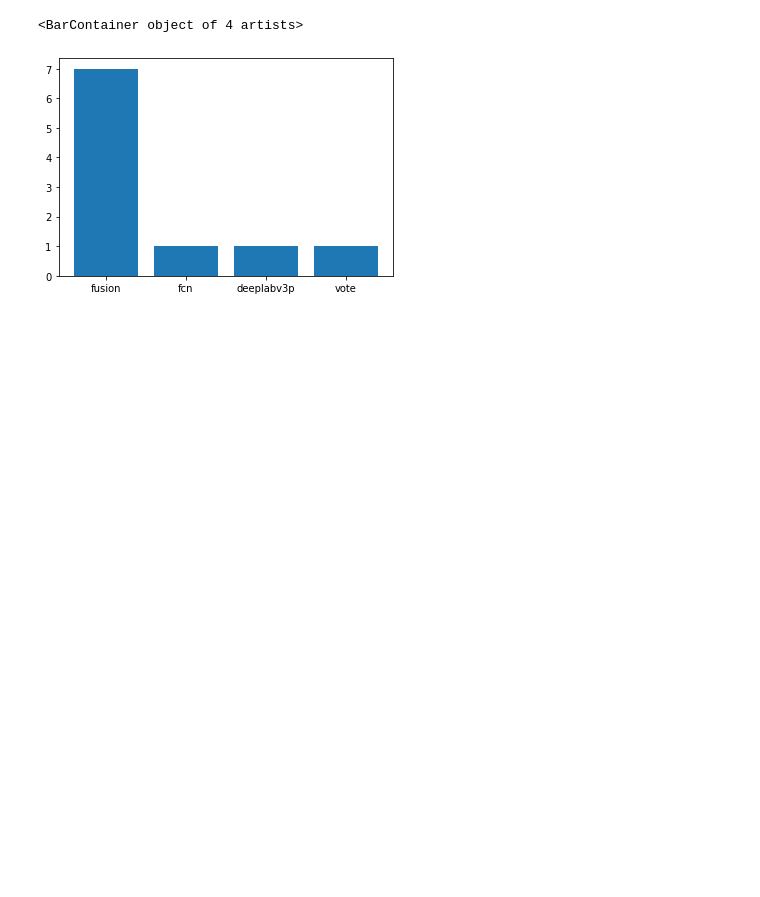
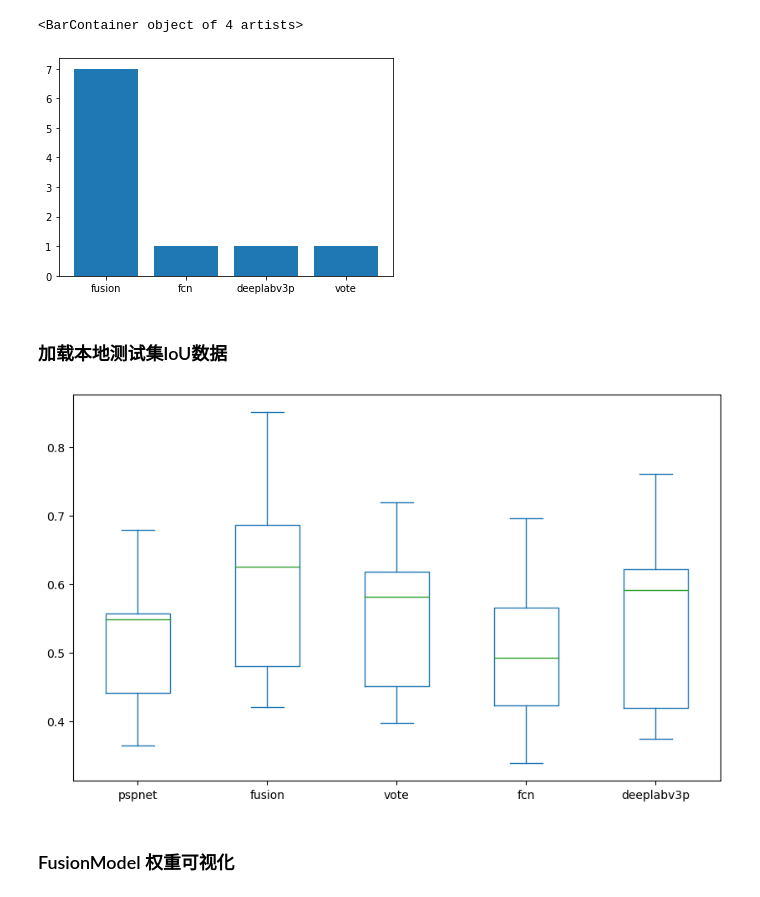
Before and after one commit to AlexwellChen/EnSeg, a Jupyter notebook: Performance_analyse.ipynb, the cells around one changed output. Saved outputs shown, nothing was run; the diff lists cells and outputs as text; code cells hidden in the pictures; blank space fills up the shorter version.

```diff
--- a/Performance_analyse.ipynb
+++ b/Performance_analyse.ipynb
@@ -183,3 +183,23 @@ plt.bar(performance.keys(), performance.values())
 # %% [output]
 <BarContainer object of 4 artists>
 [figure]
+# %% [markdown]
+
+### 加载本地测试集IoU数据
+# %%
+import numpy as np
+import pandas as pd
+import matplotlib.pyplot as plt
+
+test_IoU = np.load('test_IoU.npy')
+test_IoU = test_IoU.tolist()
+
+df = pd.DataFrame(test_IoU, columns=['pspnet', 'fusion', 'vote', 'fcn', 'deeplabv3p'])
+
+df.plot(kind='box', figsize=(10, 6))
+
+plt.show()
+# %% [output]
+[figure, added]
+# %% [markdown]
+### FusionModel 权重可视化
```
Also changed, not shown: parts of 5 cells of this notebook, 1 other file.
